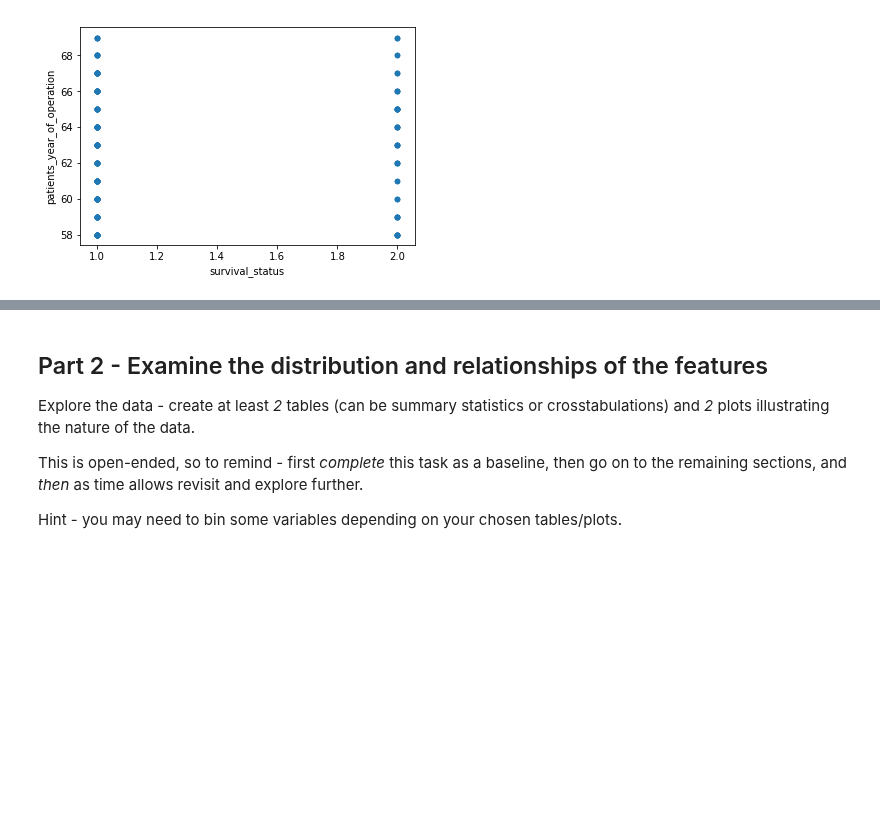
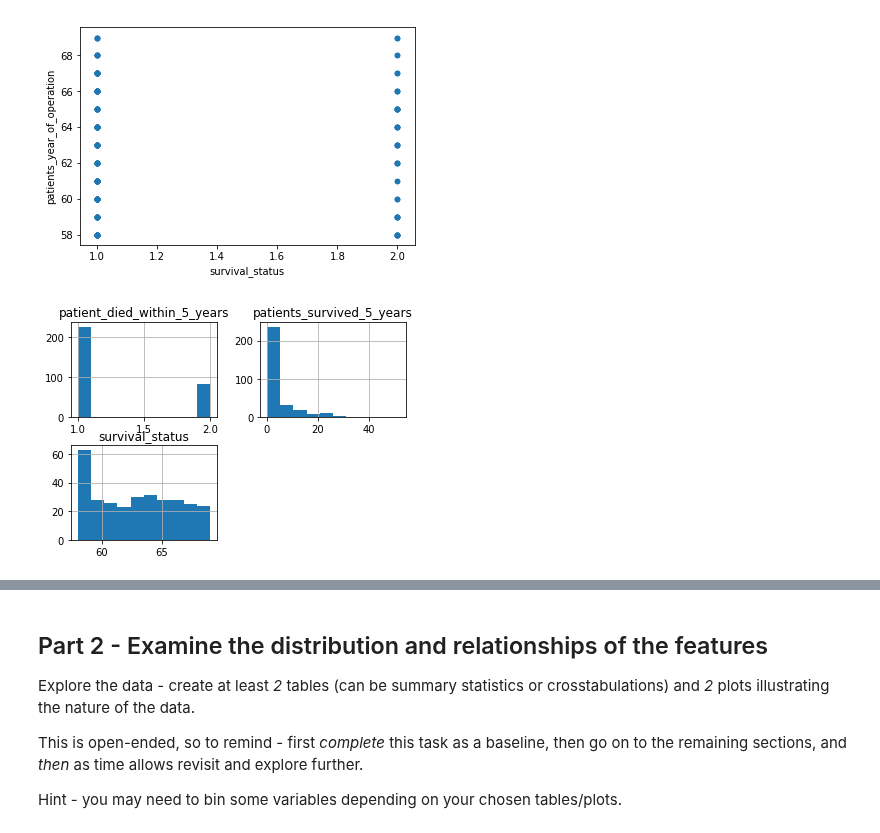
Before and after one commit to HeyLaxmi/DS-Unit-1-Sprint-1-Dealing-With-Data, a Jupyter notebook: DS_Unit_1_Sprint_Challenge_1.ipynb, the cells around one changed output, grey strips where cells are left out. Cells and saved outputs as stored; diff of their text form; code cells hidden in the pictures; blank space fills up the shorter version.

```diff
--- a/DS_Unit_1_Sprint_Challenge_1.ipynb
+++ b/DS_Unit_1_Sprint_Challenge_1.ipynb
@@ -153,3 +153,7 @@ df.plot.scatter('survival_status', 'patients_year_of_operation')
 # %% [output]
 <matplotlib.axes._subplots.AxesSubplot at 0x...>
 [figure]
+# %%
+haberman_data.hist();
+# %% [output]
+[figure, added]
```
Also changed, not shown: parts of 3 cells of this notebook.
